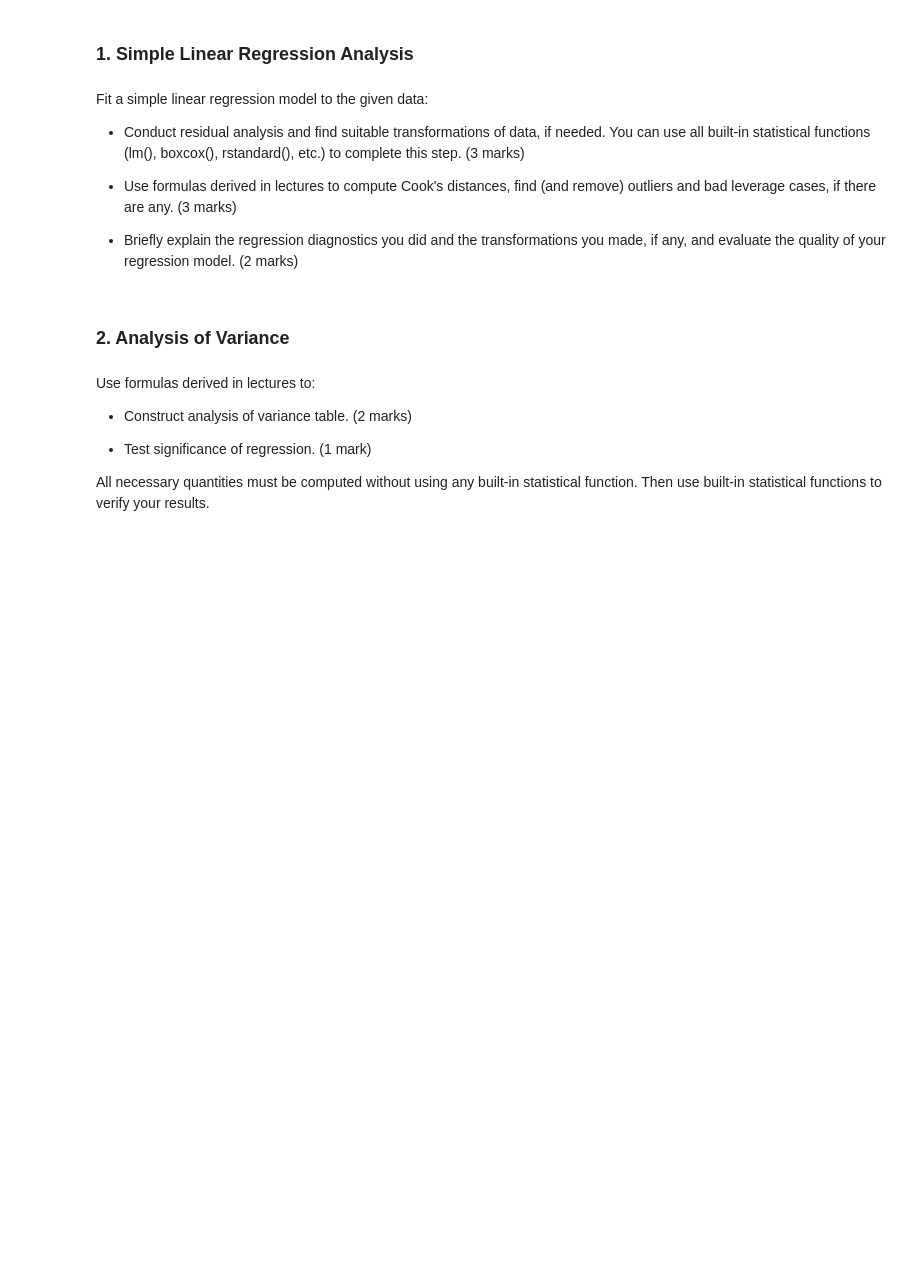
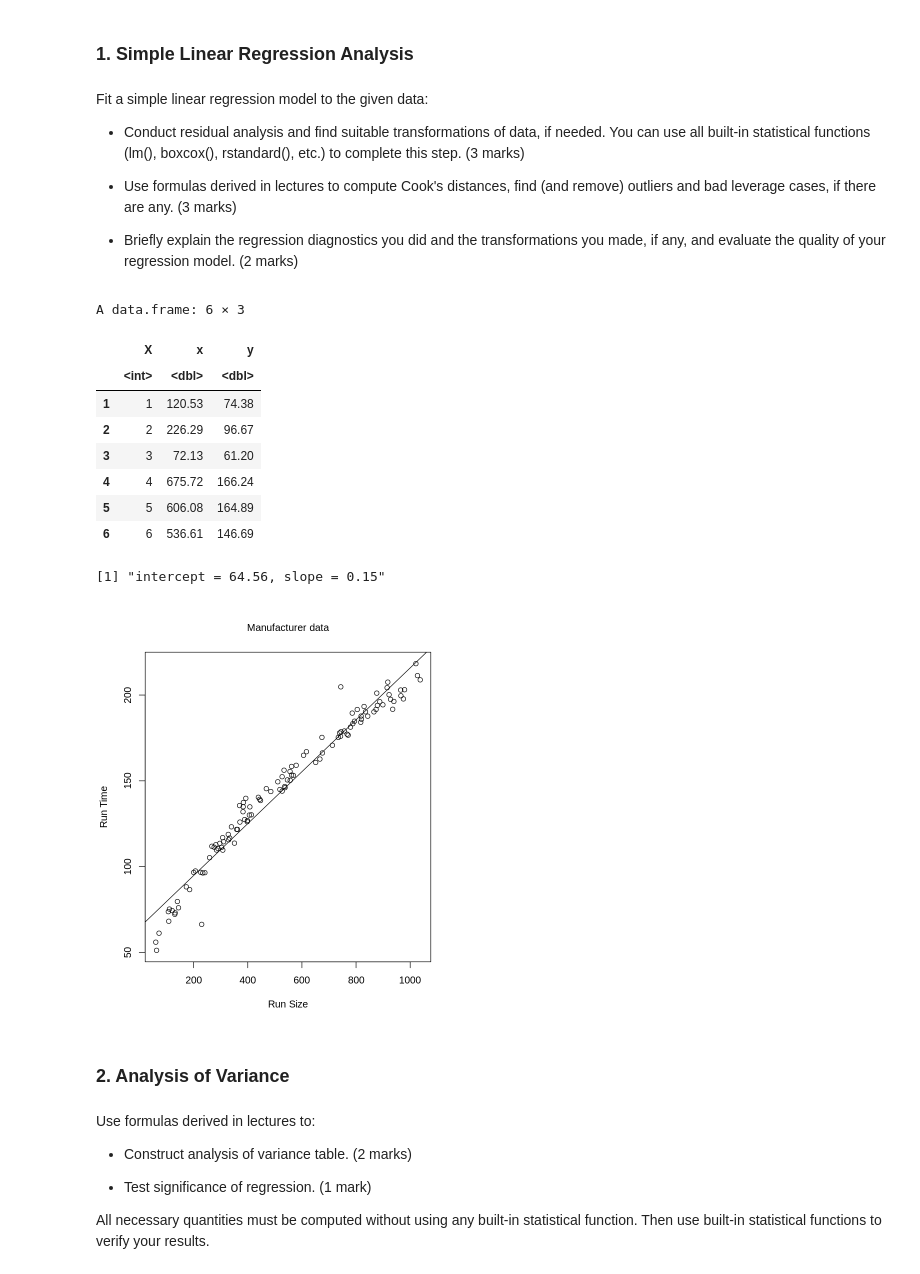
Before and after one commit to Zayn653/Projects, a Jupyter notebook: A1/Assignment_1_SLR_Template.ipynb, the cells around one changed output. Saved outputs shown, nothing was run; the diff lists cells and outputs as text; code cells hidden in the pictures; blank space fills up the shorter version.

```diff
--- a/A1/Assignment_1_SLR_Template.ipynb
+++ b/A1/Assignment_1_SLR_Template.ipynb
@@ -16,6 +16,44 @@ Fit a simple linear regression model to the given data:
 - Briefly explain the regression diagnostics you did and the transformations you made, if any, and evaluate the quality of your regression model. (2 marks)
 # %%
 # write your code here
+data = read.csv("https://raw.githubusercontent.com/uqglmn/sm/refs/heads/main/A1/A1_02.csv")
+head(data)
+
+x = data$x
+y = data$y
+n = length(y)
+
+#options(repr.plot.width = 6, repr.plot = 6)
+#plot(x, y)
+
+sxx = sum( (x - mean(x))**2 )
+sxy = sum( (x - mean(x))*(y - mean(y)) )
+#sprintf("sxx = %.2f, sxy = %.2f", sxx, sxy)
+
+b1hat = sxy/sxx
+b0hat = mean(y) - b1hat*mean(x)
+sprintf("intercept = %.2f, slope = %.2f", b0hat, b1hat)
+
+plot(x=x, y=y,                     # scatterplot y versus x
+     main="Manufacturer data",     # set main title (optional)
+     font.main = 1, cex.main=1,    # title font options (optional)
+     xlab="Run Size",              # set x-label (optional)
+     ylab="Run Time"               # set y-label (optional)
+    )
+
+abline(a=b0hat, b=b1hat)
+# %% [output]
+A data.frame: 6 × 3
+|  | X | x | y |
+|  | <int> | <dbl> | <dbl> |
+| 1 | 1 | 120.53 | 74.38 |
+| 2 | 2 | 226.29 | 96.67 |
+| 3 | 3 | 72.13 | 61.20 |
+| 4 | 4 | 675.72 | 166.24 |
+| 5 | 5 | 606.08 | 164.89 |
+| 6 | 6 | 536.61 | 146.69 |
+[1] "intercept = 64.56, slope = 0.15"
+[figure, added]
 # %% [markdown]
 ### 2. Analysis of Variance
 # %% [markdown]
```
